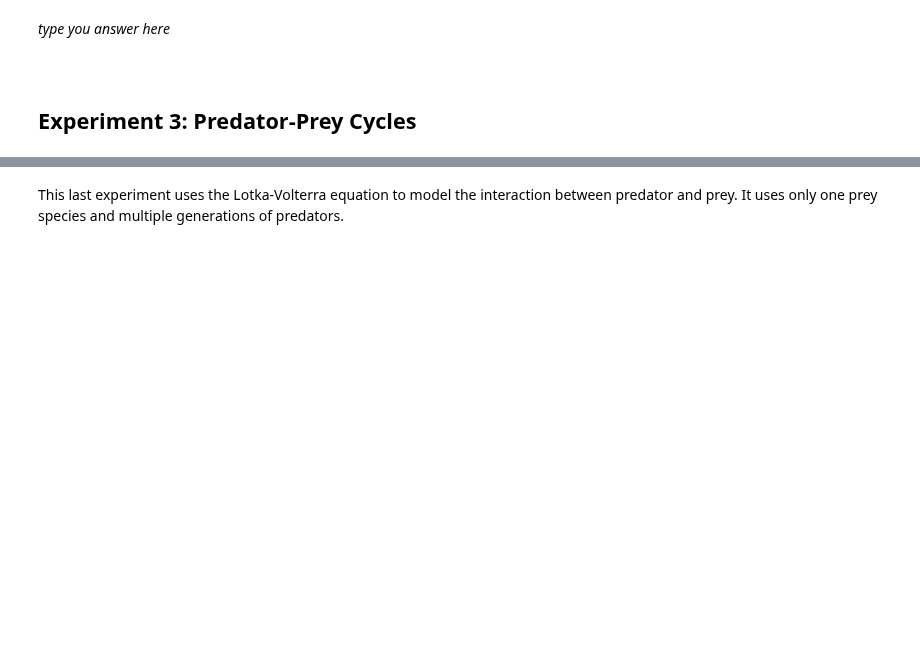
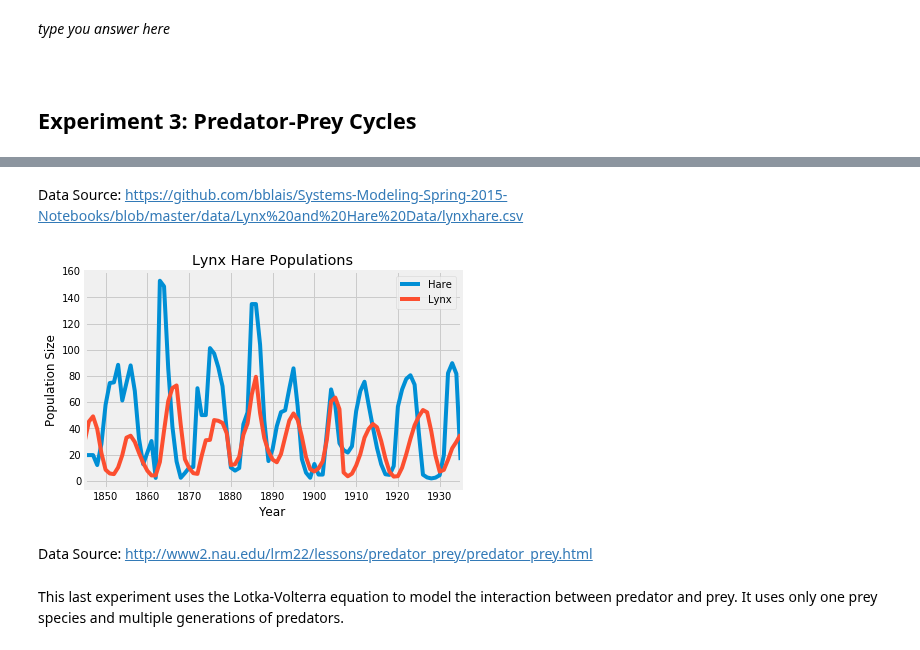
Before and after one commit to ds-modules/Bio-1B, a Jupyter notebook: Bio 1B Predator Prey.ipynb, the cells around one changed output, grey strips where cells are left out. Saved outputs shown, nothing was run; the diff lists cells and outputs as text; code cells hidden in the pictures; blank space fills up the shorter version.

```diff
--- a/Bio 1B Predator Prey.ipynb
+++ b/Bio 1B Predator Prey.ipynb
@@ -143,3 +166,19 @@ _type you answer here_
+# %% [markdown]
+Data Source:
+https://github.com/bblais/Systems-Modeling-Spring-2015-Notebooks/blob/master/data/Lynx%20and%20Hare%20Data/lynxhare.csv
+# %%
+df = pd.read_excel('hare_lynx_data.xlsx')
+df = df[1:].iloc[:,0:3]
+df.columns = ['Year', 'Hare', 'Lynx']
+df = df.set_index('Year')
+
+ax = df.plot();
+ax.set_ylabel('Population Size');
+ax.set_title('Lynx Hare Populations');
+# %% [output]
+[figure, added]
+# %% [markdown]
+Data Source: http://www2.nau.edu/lrm22/lessons/predator_prey/predator_prey.html
 # %% [markdown]
 This last experiment uses the Lotka-Volterra equation to model the interaction between predator and prey. It uses only one prey species and multiple generations of predators.
 # %% [markdown]
```
Also changed, not shown: parts of 4 cells of this notebook, 1 other file.
